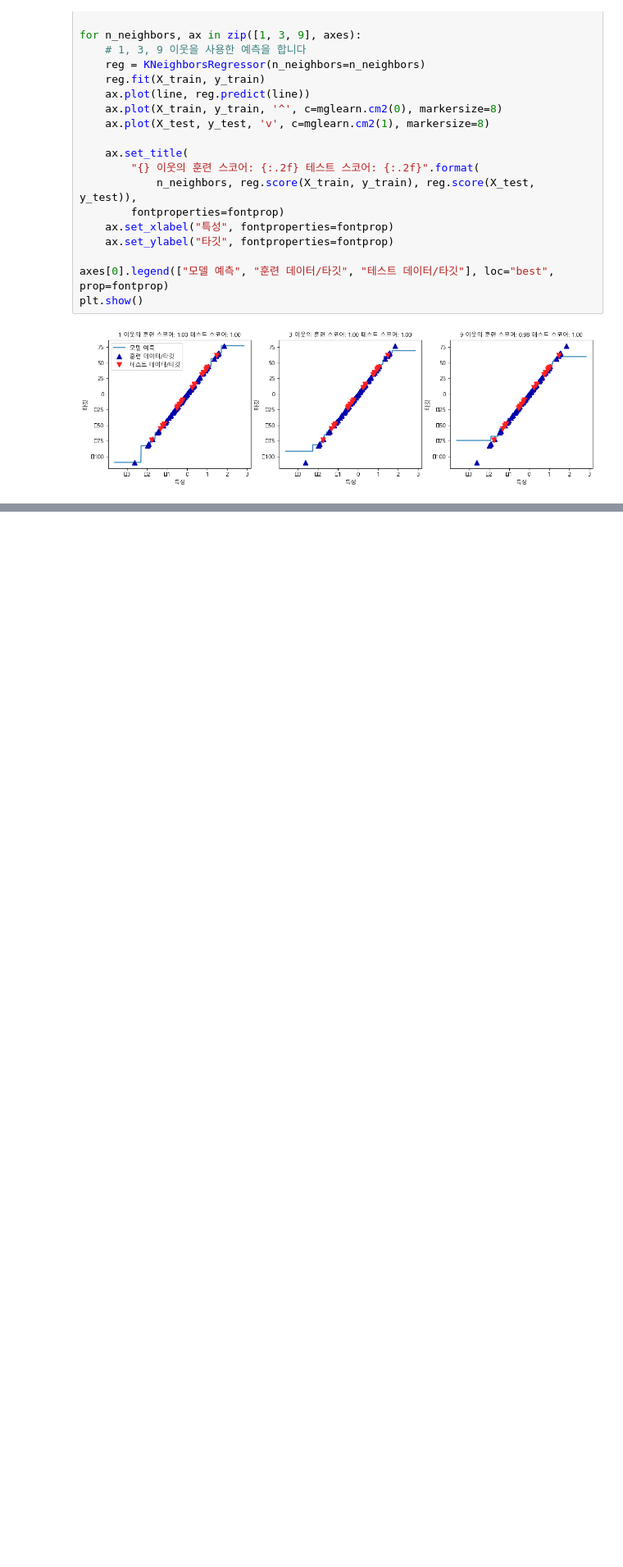
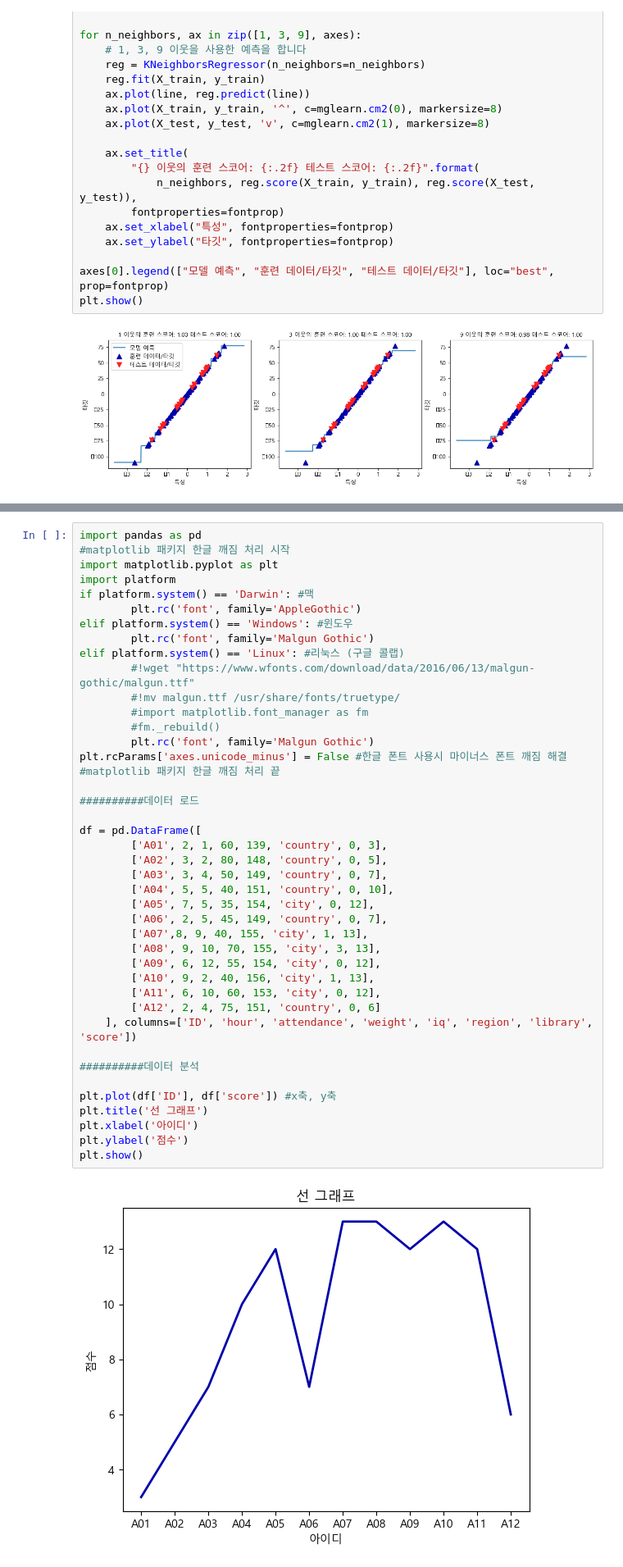
Before and after one commit to EUMGOUN01/K7_Machine, a Jupyter notebook: 02_supervised_learning.ipynb, the cells around one changed output, grey strips where cells are left out. Shown at 82% size. Saved outputs shown, nothing was run; the diff lists cells and outputs as text; blank space fills up the shorter version.

```diff
--- a/02_supervised_learning.ipynb
+++ b/02_supervised_learning.ipynb
@@ -106,0 +130,44 @@ plt.show()
+# %%
+import pandas as pd
+#matplotlib 패키지 한글 깨짐 처리 시작
+import matplotlib.pyplot as plt
+import platform
+if platform.system() == 'Darwin': #맥
+        plt.rc('font', family='AppleGothic')
+elif platform.system() == 'Windows': #윈도우
+        plt.rc('font', family='Malgun Gothic')
+elif platform.system() == 'Linux': #리눅스 (구글 콜랩)
+        #!wget "https://www.wfonts.com/download/data/2016/06/13/malgun-gothic/malgun.ttf"
+        #!mv malgun.ttf /usr/share/fonts/truetype/
+        #import matplotlib.font_manager as fm
+        #fm._rebuild()
+        plt.rc('font', family='Malgun Gothic')
+plt.rcParams['axes.unicode_minus'] = False #한글 폰트 사용시 마이너스 폰트 깨짐 해결
+#matplotlib 패키지 한글 깨짐 처리 끝
+
+##########데이터 로드
+
+df = pd.DataFrame([
+        ['A01', 2, 1, 60, 139, 'country', 0, 3],
+        ['A02', 3, 2, 80, 148, 'country', 0, 5],
+        ['A03', 3, 4, 50, 149, 'country', 0, 7],
+        ['A04', 5, 5, 40, 151, 'country', 0, 10],
+        ['A05', 7, 5, 35, 154, 'city', 0, 12],
+        ['A06', 2, 5, 45, 149, 'country', 0, 7],
+        ['A07',8, 9, 40, 155, 'city', 1, 13],
+        ['A08', 9, 10, 70, 155, 'city', 3, 13],
+        ['A09', 6, 12, 55, 154, 'city', 0, 12],
+        ['A10', 9, 2, 40, 156, 'city', 1, 13],
+        ['A11', 6, 10, 60, 153, 'city', 0, 12],
+        ['A12', 2, 4, 75, 151, 'country', 0, 6]
+    ], columns=['ID', 'hour', 'attendance', 'weight', 'iq', 'region', 'library', 'score'])
+
+##########데이터 분석
+
+plt.plot(df['ID'], df['score']) #x축, y축
+plt.title('선 그래프')
+plt.xlabel('아이디')
+plt.ylabel('점수')
+plt.show()
+# %% [output]
+[figure, added]
```
Also changed, not shown: parts of 19 cells of this notebook, 8 other files.
